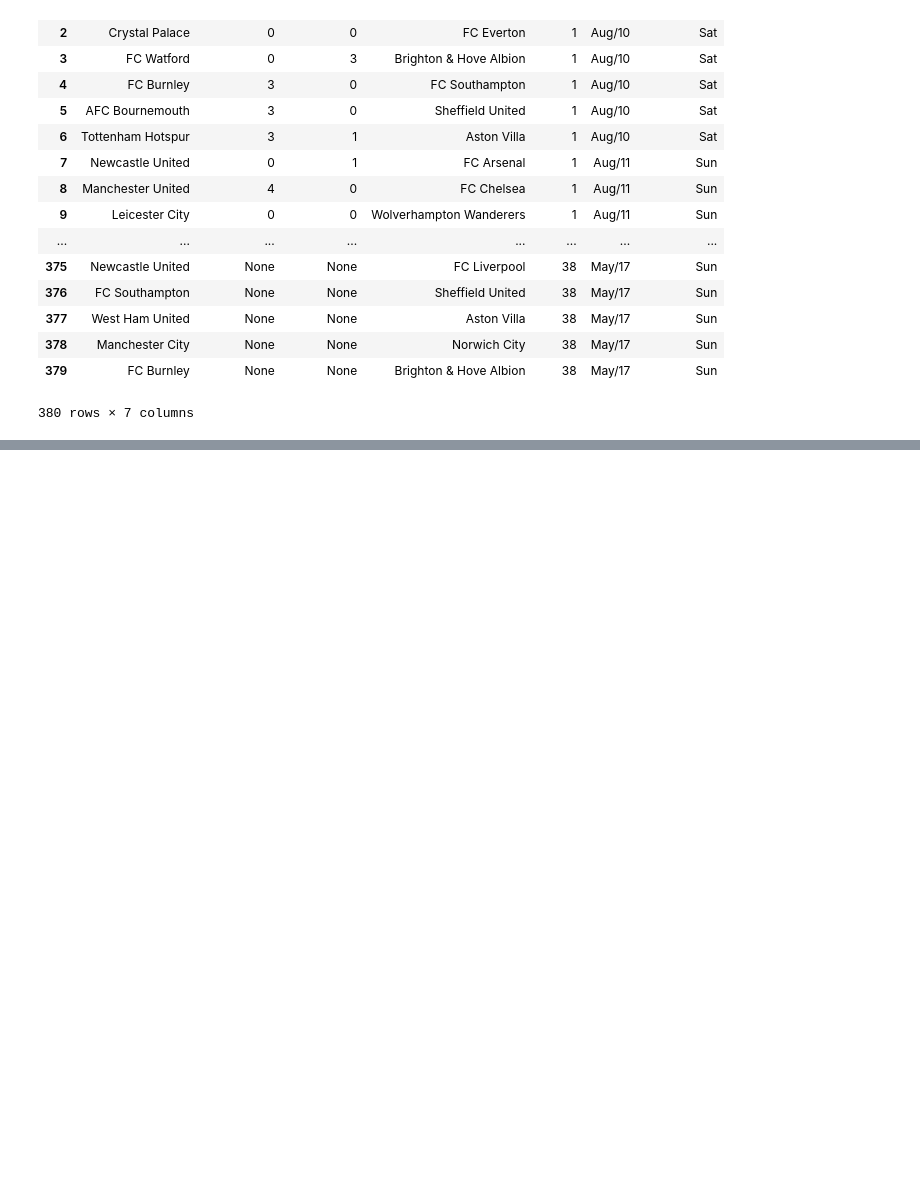
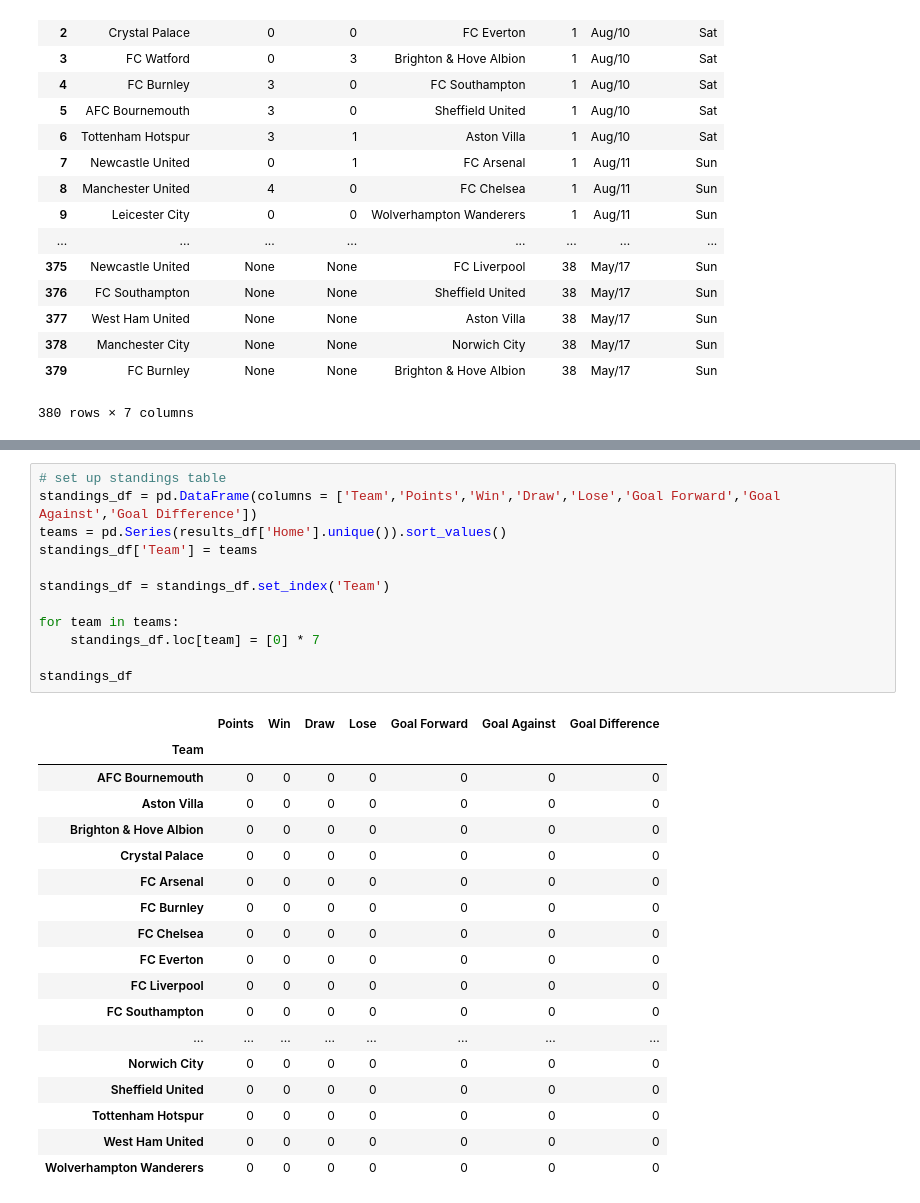
Before and after one commit to frankimi/Premier-League-Standing, a Jupyter notebook: Premier League 2019-2020 Analysis.ipynb, the cells around one changed output, grey strips where cells are left out. Drawn from its saved outputs; the diff is of its cells as text; blank space fills up the shorter version.

Commit message:
Update Premier League 2019-2020 Analysis.ipynb
Standings finished
Found the result in the first round is wrong, in the data provided on github

```diff
--- a/Premier League 2019-2020 Analysis.ipynb
+++ b/Premier League 2019-2020 Analysis.ipynb
@@ -122,0 +133,31 @@ results_df[(results_df['Home'] == 'FC Chelsea') | (results_df['Away'] == 'FC Che
+# %%
+# set up standings table
+standings_df = pd.DataFrame(columns = ['Team','Points','Win','Draw','Lose','Goal Forward','Goal Against','Goal Difference'])
+teams = pd.Series(results_df['Home'].unique()).sort_values()
+standings_df['Team'] = teams
+
+standings_df = standings_df.set_index('Team')
+
+for team in teams:
+    standings_df.loc[team] = [0] * 7
+
+standings_df
+# %% [output]
+|  | Points | Win | Draw | Lose | Goal Forward | Goal Against | Goal Difference |
+| Team |  |  |  |  |  |  |  |
+| AFC Bournemouth | 0 | 0 | 0 | 0 | 0 | 0 | 0 |
+| Aston Villa | 0 | 0 | 0 | 0 | 0 | 0 | 0 |
+| Brighton & Hove Albion | 0 | 0 | 0 | 0 | 0 | 0 | 0 |
+| Crystal Palace | 0 | 0 | 0 | 0 | 0 | 0 | 0 |
+| FC Arsenal | 0 | 0 | 0 | 0 | 0 | 0 | 0 |
+| FC Burnley | 0 | 0 | 0 | 0 | 0 | 0 | 0 |
+| FC Chelsea | 0 | 0 | 0 | 0 | 0 | 0 | 0 |
+| FC Everton | 0 | 0 | 0 | 0 | 0 | 0 | 0 |
+| FC Liverpool | 0 | 0 | 0 | 0 | 0 | 0 | 0 |
+| FC Southampton | 0 | 0 | 0 | 0 | 0 | 0 | 0 |
+| ... | ... | ... | ... | ... | ... | ... | ... |
+| Norwich City | 0 | 0 | 0 | 0 | 0 | 0 | 0 |
+| Sheffield United | 0 | 0 | 0 | 0 | 0 | 0 | 0 |
+| Tottenham Hotspur | 0 | 0 | 0 | 0 | 0 | 0 | 0 |
+| West Ham United | 0 | 0 | 0 | 0 | 0 | 0 | 0 |
+| Wolverhampton Wanderers | 0 | 0 | 0 | 0 | 0 | 0 | 0 |
```
Also changed, not shown: parts of 4 cells of this notebook.
